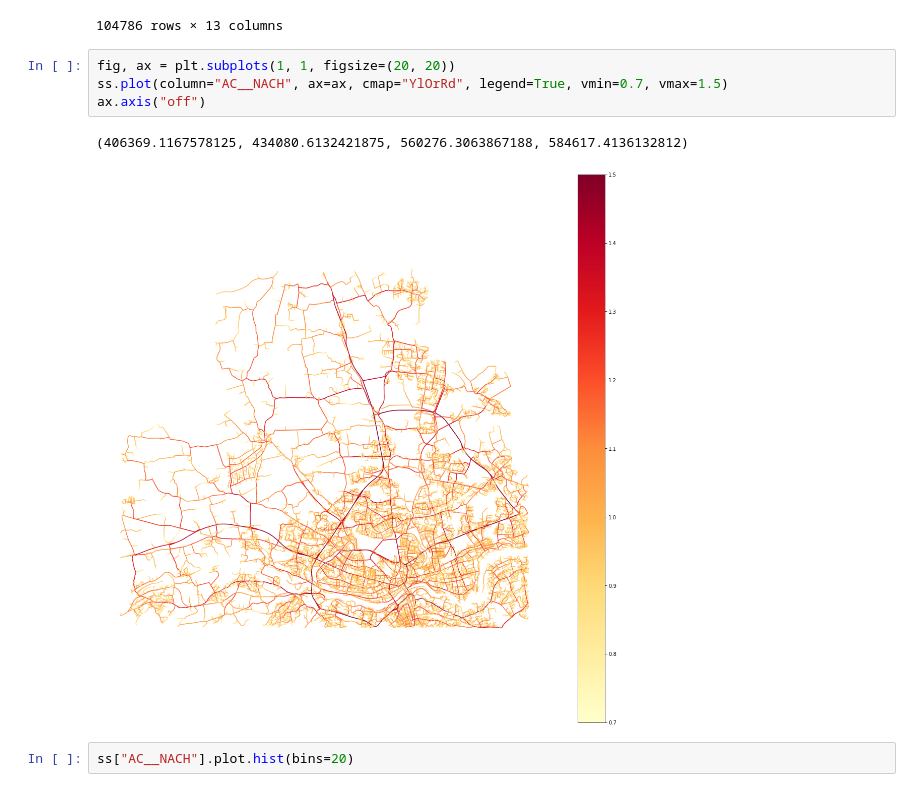
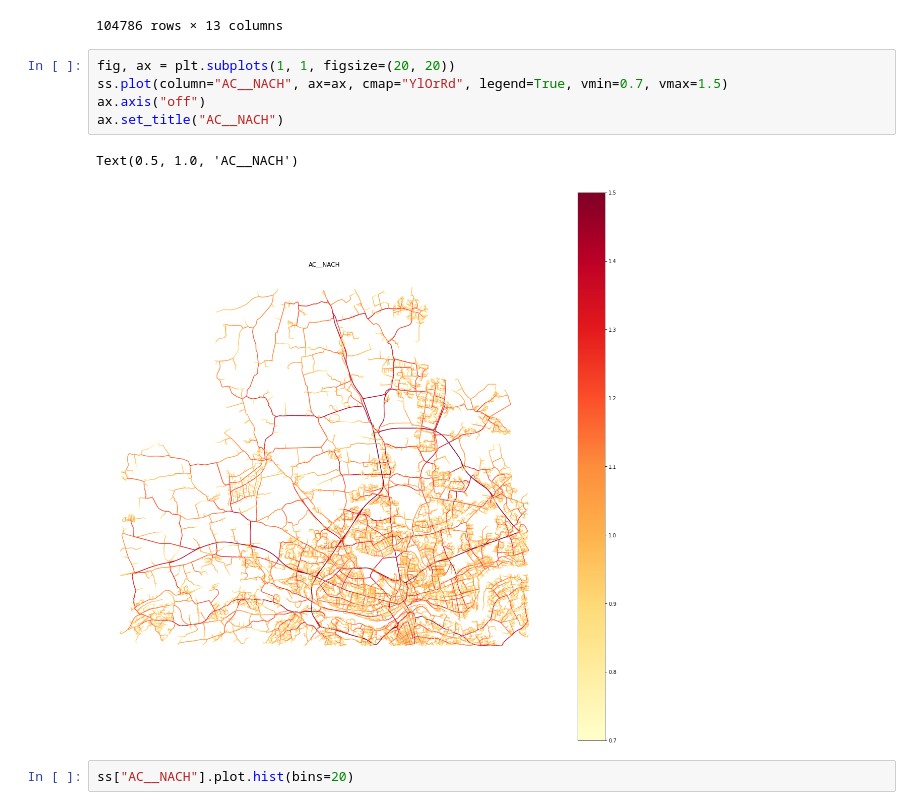
Before and after one commit to alan-turing-institute/spatial-inequality, a Jupyter notebook: notebooks/traffic_counts.ipynb, the cells around one changed output. Saved outputs shown, nothing was run; the diff lists cells and outputs as text.

```diff
--- a/notebooks/traffic_counts.ipynb
+++ b/notebooks/traffic_counts.ipynb
@@ -151,10 +151,11 @@ ss
 # %%
 fig, ax = plt.subplots(1, 1, figsize=(20, 20))
 ss.plot(column="AC__NACH", ax=ax, cmap="YlOrRd", legend=True, vmin=0.7, vmax=1.5)
 ax.axis("off")
+ax.set_title("AC__NACH")
 # %% [output]
-(406369.1167578125, 434080.6132421875, 560276.3063867188, 584617.4136132812)
+Text(0.5, 1.0, 'AC__NACH')
-[figure, old version]
+[figure, new version]
 # %%
 ss["AC__NACH"].plot.hist(bins=20)
 # %% [output]
```
